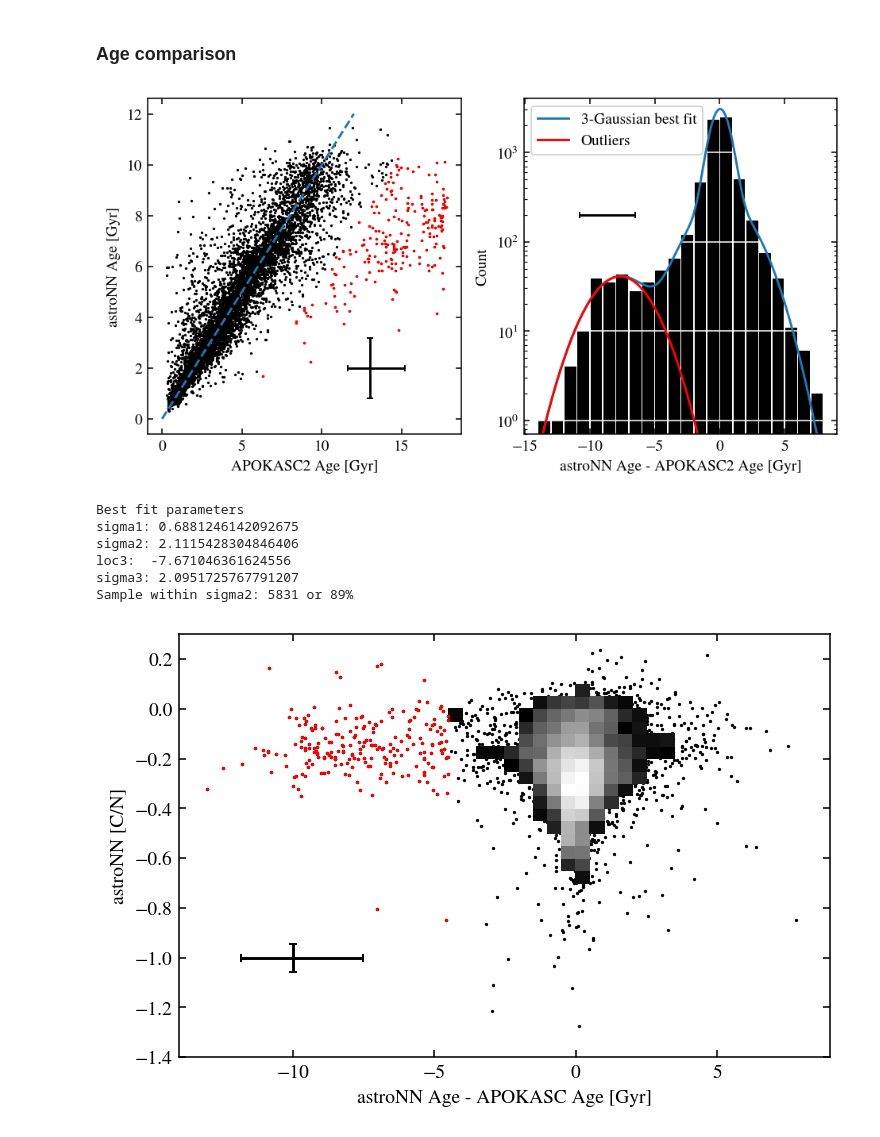
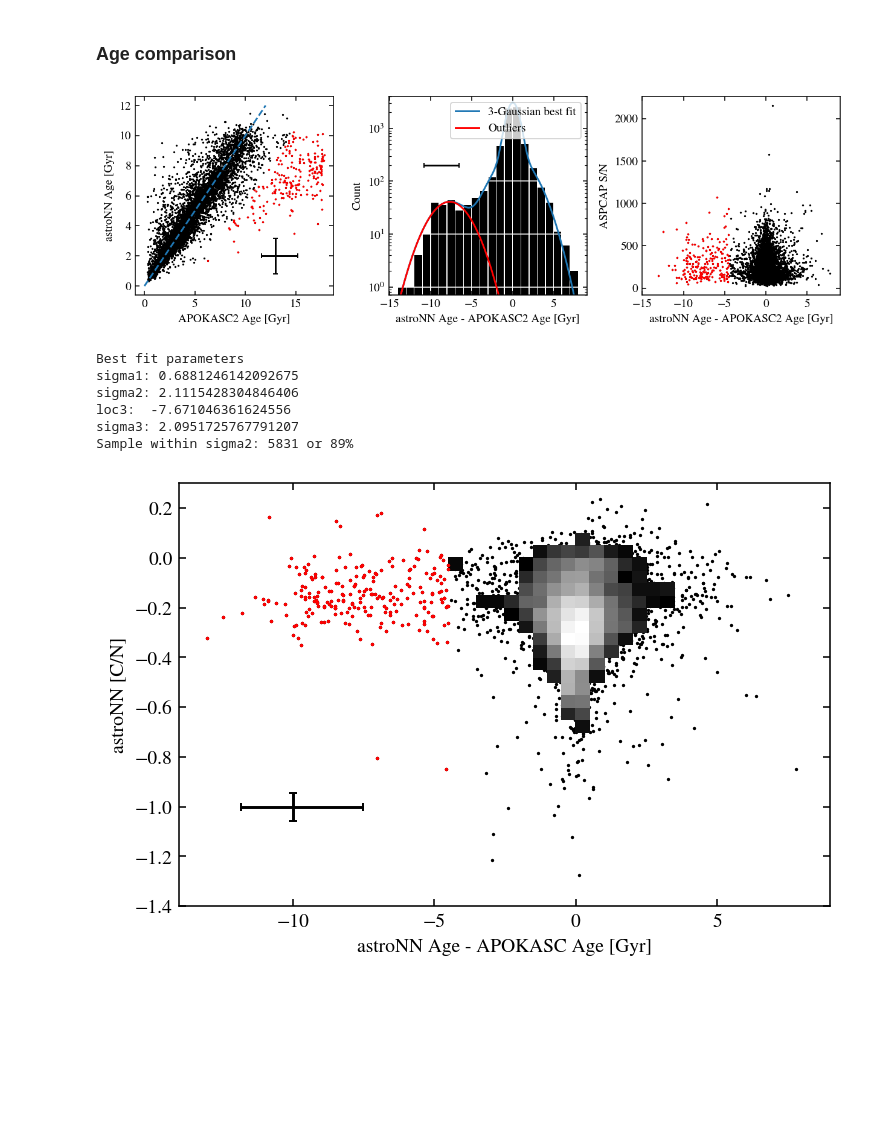
Before and after one commit to lodubay/first-year-project, a Jupyter notebook: compare_datasets.ipynb, the cells around one changed output. Drawn from its saved outputs; the diff is of its cells as text; code cells hidden in the pictures; blank space fills up the shorter version.

```diff
--- a/compare_datasets.ipynb
+++ b/compare_datasets.ipynb
@@ -222,7 +222,7 @@ def trimodal_norm(x, loc1, scale1, a1, loc2, scale2, a2, loc3, scale3, a3):
     return a1 * norm.pdf(x, loc1, scale1) + a2 * norm.pdf(x, loc2, scale2) + a3 * norm.pdf(x, loc3, scale3)
 
 # APOKASC age vs astroNN age
-fig, axs = plt.subplots(1, 2, figsize=(8, 4))
+fig, axs = plt.subplots(1, 3, figsize=(9, 3), tight_layout=True)
 
 # Histrogram of age differences
 ax = axs[1]
@@ -250,38 +250,45 @@ ax.set_yscale('log')
 ax.set_xlabel('astroNN Age - APOKASC2 Age [Gyr]')
 ax.set_ylabel('Count')
 ax.set_ylim((7e-1, 4e3))
-plt.legend()
+ax.legend()
 
 def prob_outlier(x):
     p_center = params[2] * norm.pdf(x, *params[0:2]) + params[5] * norm.pdf(x, *params[3:5])
     p_out = params[8] * norm.pdf(x, *params[6:8])
     return p_out / p_center
 
 # Scatter plot of ages
 ax = axs[0]
 ax.plot([0, 12], [0, 12], linestyle='--')
 ax.scatter(ages['APOKASC2_AGE'], ages['ASTRONN_AGE'], s=0.5, c='k')
 outliers = ages[prob_outlier(age_diff) > 0.5]
 ax.scatter(outliers['APOKASC2_AGE'], outliers['ASTRONN_AGE'], s=0.6, c='r')
 # plot RMS error
 ax.errorbar(13, 2,
             xerr=[[rms(ages['APOKASC2_AGE_MERR'])],
                   [rms(ages['APOKASC2_AGE_PERR'])]],
             yerr=rms(ages['ASTRONN_AGE_ERR']),
             color='k', capsize=2)
 ax.set_xlabel('APOKASC2 Age [Gyr]')
 ax.set_ylabel('astroNN Age [Gyr]')
+
+ax = axs[2]
+ax.scatter(age_diff, ages['DR16_ASPCAP_SNR'], s=.5, c='k')
+ax.scatter(outliers['ASTRONN_AGE'] - outliers['APOKASC2_AGE'], outliers['DR16_ASPCAP_SNR'], s=.6, c='r')
+ax.set_xlim((-15, 9))
+ax.set_xlabel('astroNN Age - APOKASC2 Age [Gyr]')
+ax.set_ylabel('ASPCAP S/N')
 plt.show()
 
 print('Best fit parameters')
 print('sigma1:', params[1])
 print('sigma2:', params[4])
 print('loc3: ', params[6])
 print('sigma3:', params[7])
 small_diff = age_diff[np.abs(age_diff) < params[4]]
 print('Sample within sigma2:', small_diff.size, f'or {small_diff.size/age_diff.size*100:.0f}%')
 # %% [output]
-[figure, old version]
+[figure, new version]
 Best fit parameters
 sigma1: 0.6881246142092675
 sigma2: 2.1115428304846406
```
Also changed, not shown: parts of 7 cells of this notebook.
